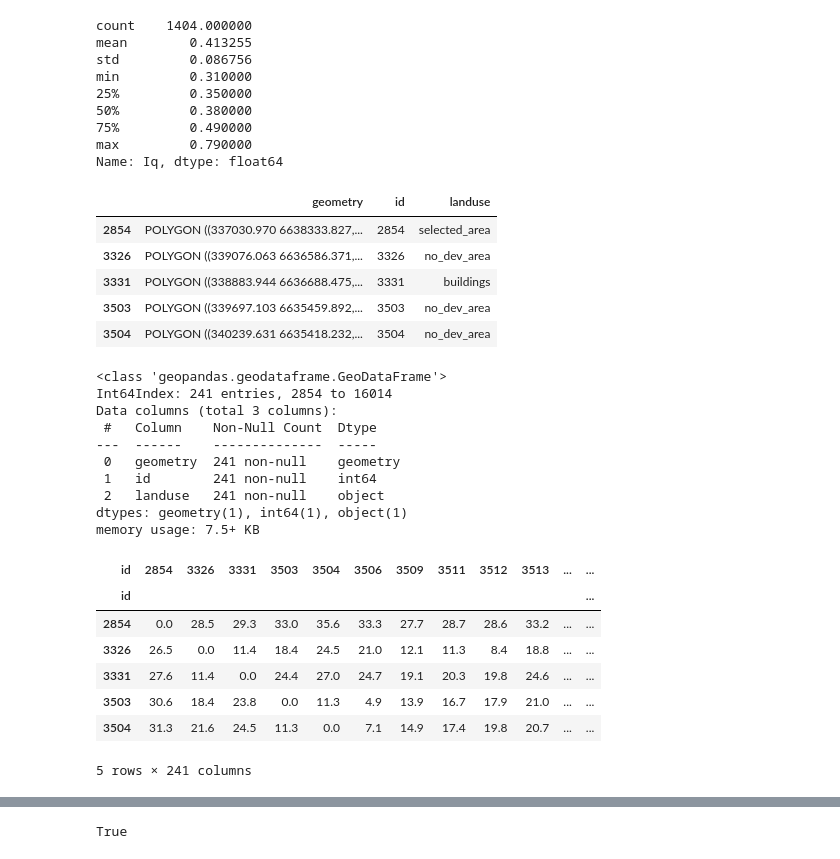
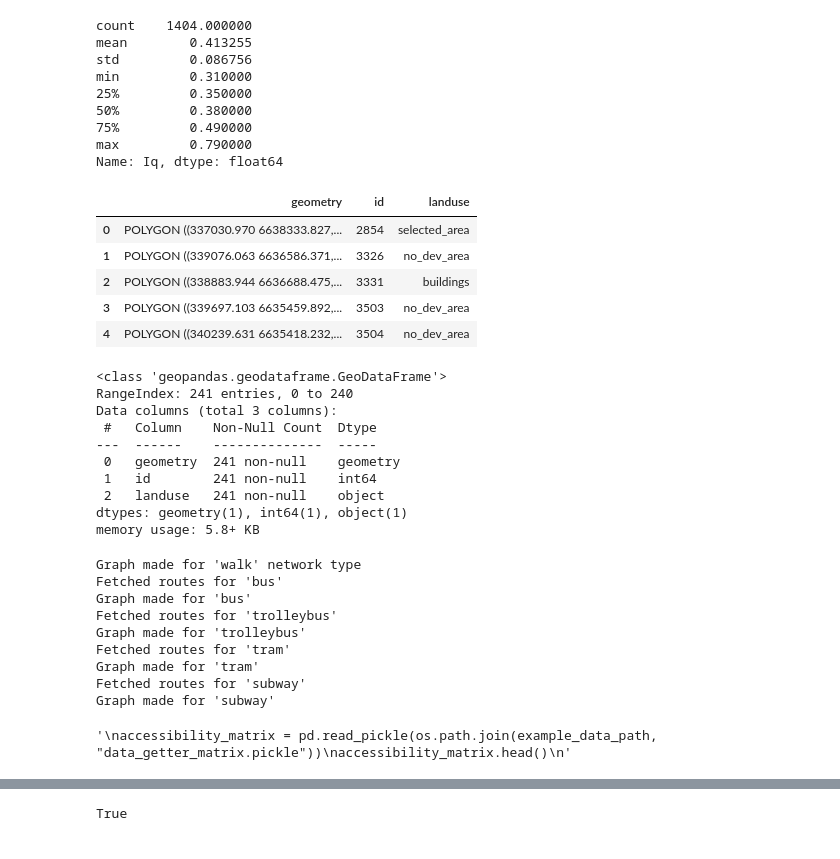
Before and after one commit to ValeriyaTikhevich/urban_project, a Jupyter notebook: examples/my_code/1_blocks_with_houses.ipynb, the cells around one changed output, grey strips where cells are left out. Drawn from its saved outputs; the diff is of its cells as text; code cells hidden in the pictures.

```diff
--- a/examples/my_code/1_blocks_with_houses.ipynb
+++ b/examples/my_code/1_blocks_with_houses.ipynb
@@ -65,26 +65,27 @@ Name: Iq, dtype: float64
 # %%
 houses_pol = houses.copy()
 houses_pol['geometry'] = houses['geometry'].apply(lambda x: x.buffer(0.001))  # Преобразование точек в небольшие полигоны
 
 # Выполнение пространственного объединения для определения, в каких кварталах находятся дома
 overlay = gpd.overlay(blocks, houses_pol, how="intersection")
 
 unique_blocks_ids = overlay["id"].unique()
 
 blocks_with_houses = blocks[blocks["id"].isin(unique_blocks_ids)]
+blocks_with_houses.reset_index(drop= True, inplace= True )
 blocks_with_houses.head()
 # %% [output]
 |  | geometry | id | landuse |
-| 2854 | POLYGON ((337030.970 6638333.827,... | 2854 | selected_area |
-| 3326 | POLYGON ((339076.063 6636586.371,... | 3326 | no_dev_area |
-| 3331 | POLYGON ((338883.944 6636688.475,... | 3331 | buildings |
-| 3503 | POLYGON ((339697.103 6635459.892,... | 3503 | no_dev_area |
-| 3504 | POLYGON ((340239.631 6635418.232,... | 3504 | no_dev_area |
+| 0 | POLYGON ((337030.970 6638333.827,... | 2854 | selected_area |
+| 1 | POLYGON ((339076.063 6636586.371,... | 3326 | no_dev_area |
+| 2 | POLYGON ((338883.944 6636688.475,... | 3331 | buildings |
+| 3 | POLYGON ((339697.103 6635459.892,... | 3503 | no_dev_area |
+| 4 | POLYGON ((340239.631 6635418.232,... | 3504 | no_dev_area |
 # %%
 blocks_with_houses.info()
 # %% [output]
 <class 'geopandas.geodataframe.GeoDataFrame'>
-Int64Index: 241 entries, 2854 to 16014
+RangeIndex: 241 entries, 0 to 240
 Data columns (total 3 columns):
  #   Column    Non-Null Count  Dtype
 ---  ------    --------------  -----
@@ -92,7 +93,7 @@ Data columns (total 3 columns):
  1   id        241 non-null    int64
  2   landuse   241 non-null    object
 dtypes: geometry(1), int64(1), object(1)
-memory usage: 7.5+ KB
+memory usage: 5.8+ KB
 # %%
 # blocks_with_houses.explore()
 # %%
@@ -101,6 +102,7 @@ getter = DataGetter(blocks=blocks_with_houses)
 # Создание графа транспортной доступности
 # +
 # Создание матрицы доступности и сохранение ее в пикл
+
 '''
 city_geometry = gpd.GeoDataFrame([{'geometry': blocks_with_houses.unary_union.convex_hull}]).set_crs(local_crs)
 intermodal_graph = GraphGenerator(city_geometry=city_geometry, local_crs=local_crs).get_graph('intermodal')
@@ -111,14 +113,16 @@ accessibility_matrix.to_pickle(os.path.join(example_data_path, "data_getter_matr
 accessibility_matrix = pd.read_pickle(os.path.join(example_data_path, "data_getter_matrix.pickle"))
 accessibility_matrix.head()
 # %% [output]
-| id | 2854 | 3326 | 3331 | 3503 | 3504 | 3506 | 3509 | 3511 | 3512 | 3513 | ... | ... |
-| id |  |  |  |  |  |  |  |  |  |  |  | ... |
-| 2854 | 0.0 | 28.5 | 29.3 | 33.0 | 35.6 | 33.3 | 27.7 | 28.7 | 28.6 | 33.2 | ... | ... |
-| 3326 | 26.5 | 0.0 | 11.4 | 18.4 | 24.5 | 21.0 | 12.1 | 11.3 | 8.4 | 18.8 | ... | ... |
-| 3331 | 27.6 | 11.4 | 0.0 | 24.4 | 27.0 | 24.7 | 19.1 | 20.3 | 19.8 | 24.6 | ... | ... |
-| 3503 | 30.6 | 18.4 | 23.8 | 0.0 | 11.3 | 4.9 | 13.9 | 16.7 | 17.9 | 21.0 | ... | ... |
-| 3504 | 31.3 | 21.6 | 24.5 | 11.3 | 0.0 | 7.1 | 14.9 | 17.4 | 19.8 | 20.7 | ... | ... |
-5 rows × 241 columns
+Graph made for 'walk' network type
+Fetched routes for 'bus'
+Graph made for 'bus'
+Fetched routes for 'trolleybus'
+Graph made for 'trolleybus'
+Fetched routes for 'tram'
+Graph made for 'tram'
+Fetched routes for 'subway'
+Graph made for 'subway'
+'\naccessibility_matrix = pd.read_pickle(os.path.join(example_data_path, "data_getter_matrix.pickle"))\naccessibility_matrix.head()\n'
 # %%
 # city_geometry = gpd.GeoDataFrame([{'geometry': blocks_with_houses.unary_union.convex_hull}]).set_crs(local_crs)
 # intermodal_graph = GraphGenerator(city_geometry=city_geometry, local_crs=local_crs).get_graph('intermodal')
```
Also changed, not shown: parts of 8 cells of this notebook.
